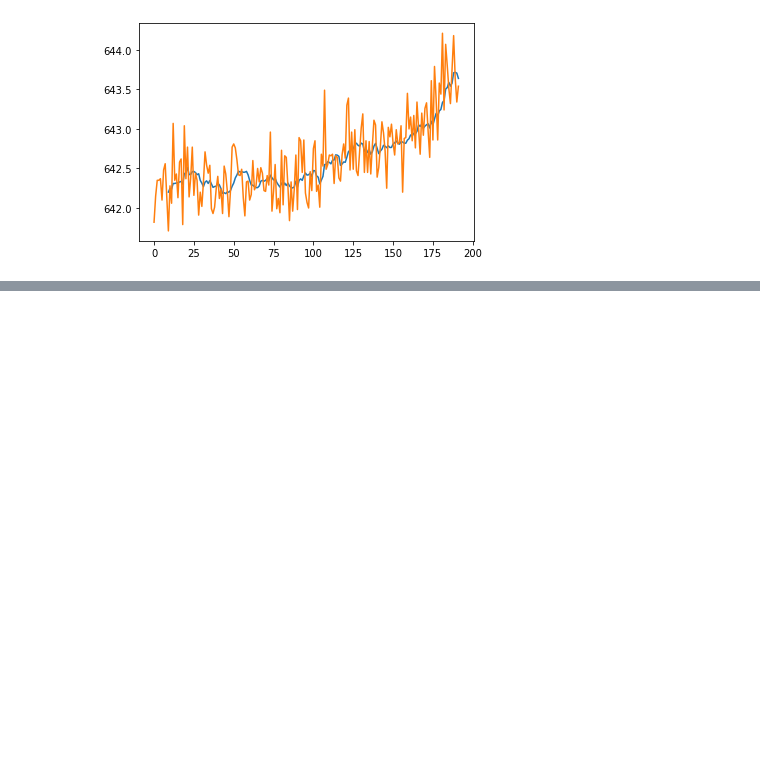
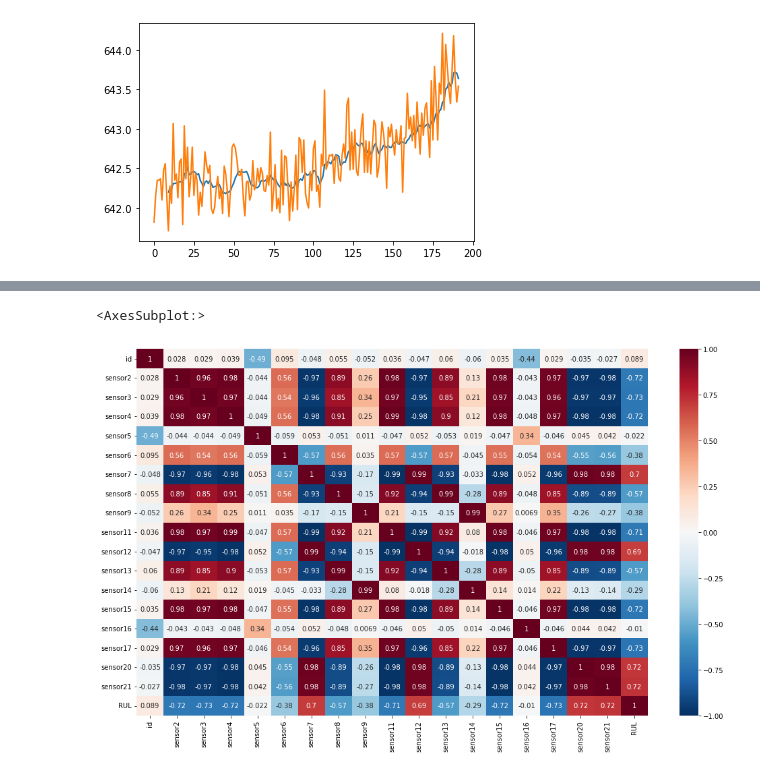
Before and after one commit to lucas-fpaiva/estatistica_pes, a Jupyter notebook: exploratory-m1.ipynb, the cells around one changed output, grey strips where cells are left out. Cells and saved outputs as stored; diff of their text form; code cells hidden in the pictures; blank space fills up the shorter version.

```diff
--- a/exploratory-m1.ipynb
+++ b/exploratory-m1.ipynb
@@ -213,3 +233,11 @@ data_avg.head()
+# %%
+avg_data_cor = corr_clean (data_avg)
+# %%
+plt.figure(figsize=(17,10))
+sns.heatmap(avg_data_cor, cmap='RdBu_r', vmin=-1, vmax=1, annot=True)
+# %% [output]
+<AxesSubplot:>
+[figure, added]
 # %%
 sensor2=train_data[train_data['id']==1]['sensor2']
 sensor2_avg = sensor2.rolling(10).mean()
```
Also changed, not shown: parts of 6 cells of this notebook.
